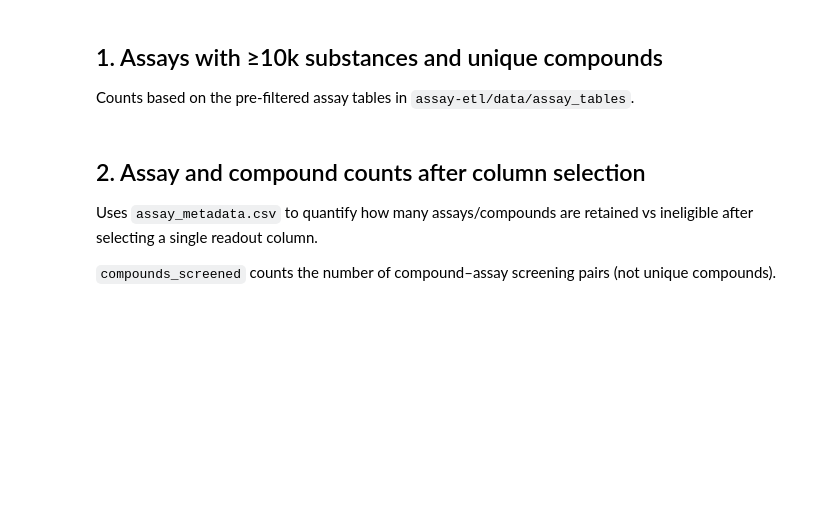
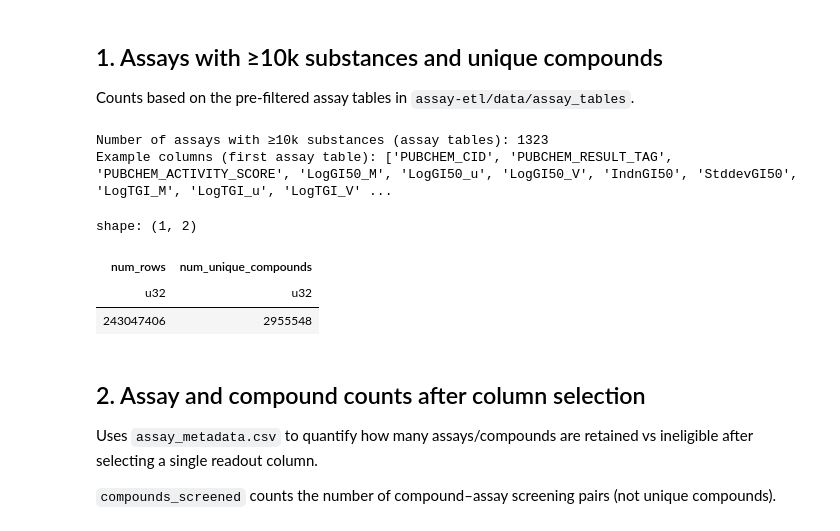
Before and after one commit to snaeppi/frequent-hitters-new, a Jupyter notebook: notebooks/dataset_sizes_for_paper.ipynb, the cells around one changed output. Saved outputs shown, nothing was run; the diff lists cells and outputs as text; code cells hidden in the pictures; blank space fills up the shorter version.

```diff
--- a/notebooks/dataset_sizes_for_paper.ipynb
+++ b/notebooks/dataset_sizes_for_paper.ipynb
@@ -44,29 +69,67 @@ print("Clean cellular path:", clean_cellular_path)
 
 Counts based on the pre-filtered assay tables in `assay-etl/data/assay_tables`.
 # %%
+
 # List assay table parquet files (each file corresponds to one assay with ≥10k substances).
 assay_table_files = sorted(assay_tables_dir.glob("aid_*.parquet"))
 
 assay_table_df = pl.DataFrame(
     {
         "assay_id": [int(p.stem.split("_")[1]) for p in assay_table_files],
         "path": [str(p) for p in assay_table_files],
     }
 )
 
 num_assays_ge_10k = assay_table_df.height
 print(f"Number of assays with ≥10k substances (assay tables): {num_assays_ge_10k}")
 
-# Compute total numbers of substances (SIDs) and compounds (CIDs) across all assays.
-assay_tables_lf = pl.scan_parquet(str(assay_tables_dir / "aid_*.parquet"))
+assay_level_stats = pl.DataFrame()
 
-assay_level_stats = assay_tables_lf.select(
-    pl.len().alias("num_rows"),
-    pl.col("PUBCHEM_SID").n_unique().alias("num_unique_substances"),
-    pl.col("PUBCHEM_CID").n_unique().alias("num_unique_compounds"),
-).collect()
+if assay_table_files:
+    # Inspect the first file to infer column names.
+    first_schema_cols = pl.read_parquet(assay_table_files[0], n_rows=0).columns
+    print("Example columns (first assay table):", first_schema_cols)
+
+    cid_candidates = [c for c in first_schema_cols if c.lower().endswith("cid") or c.lower() == "pubchem_cid"]
+    sid_candidates = [c for c in first_schema_cols if c.lower().endswith("sid") or c.lower() == "pubchem_sid"]
+
+    cid_col = cid_candidates[0] if cid_candidates else None
+    sid_col = sid_candidates[0] if sid_candidates else None
+
+    per_file_lfs = []
+    has_sid = False
+    for path in assay_table_files:
+        file_cols = pl.read_parquet(path, n_rows=0).columns
+        lf = pl.scan_parquet(path)
+        projections = []
+        if cid_col and cid_col in file_cols:
+            projections.append(pl.col(cid_col).cast(pl.Utf8).alias("_cid"))
+        if sid_col and sid_col in file_cols:
+            projections.append(pl.col(sid_col).cast(pl.Utf8).alias("_sid"))
+            has_sid = True
+        if not projections:
+            continue
+        per_file_lfs.append(lf.select(projections))
+
+    if per_file_lfs:
+        assay_tables_lf = pl.concat(per_file_lfs)
+
+        select_exprs = [pl.len().alias("num_rows")]
+        if has_sid:
+            select_exprs.append(pl.col("_sid").n_unique().alias("num_unique_substances"))
+        if cid_col:
+            select_exprs.append(pl.col("_cid").n_unique().alias("num_unique_compounds"))
+
+        assay_level_stats = assay_tables_lf.select(select_exprs).collect(engine="streaming")
 
 assay_level_stats
+# %% [output]
+Number of assays with ≥10k substances (assay tables): 1323
+Example columns (first assay table): ['PUBCHEM_CID', 'PUBCHEM_RESULT_TAG', 'PUBCHEM_ACTIVITY_SCORE', 'LogGI50_M', 'LogGI50_u', 'LogGI50_V', 'IndnGI50', 'StddevGI50', 'LogTGI_M', 'LogTGI_u', 'LogTGI_V' ...
+shape: (1, 2)
+| num_rows | num_unique_compounds |
+| u32 | u32 |
+| 243047406 | 2955548 |
 # %% [markdown]
 ## 2. Assay and compound counts after column selection
 
```
Also changed, not shown: parts of 14 cells of this notebook, 43 other files.
